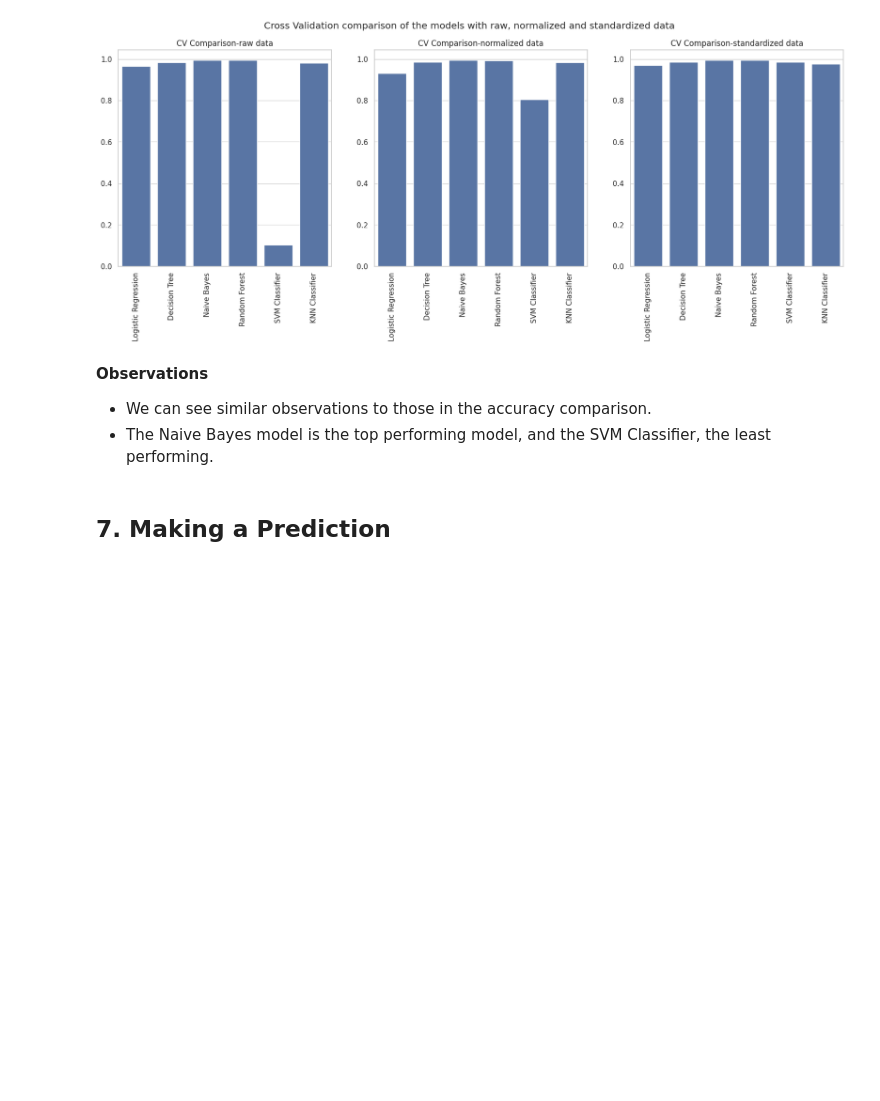
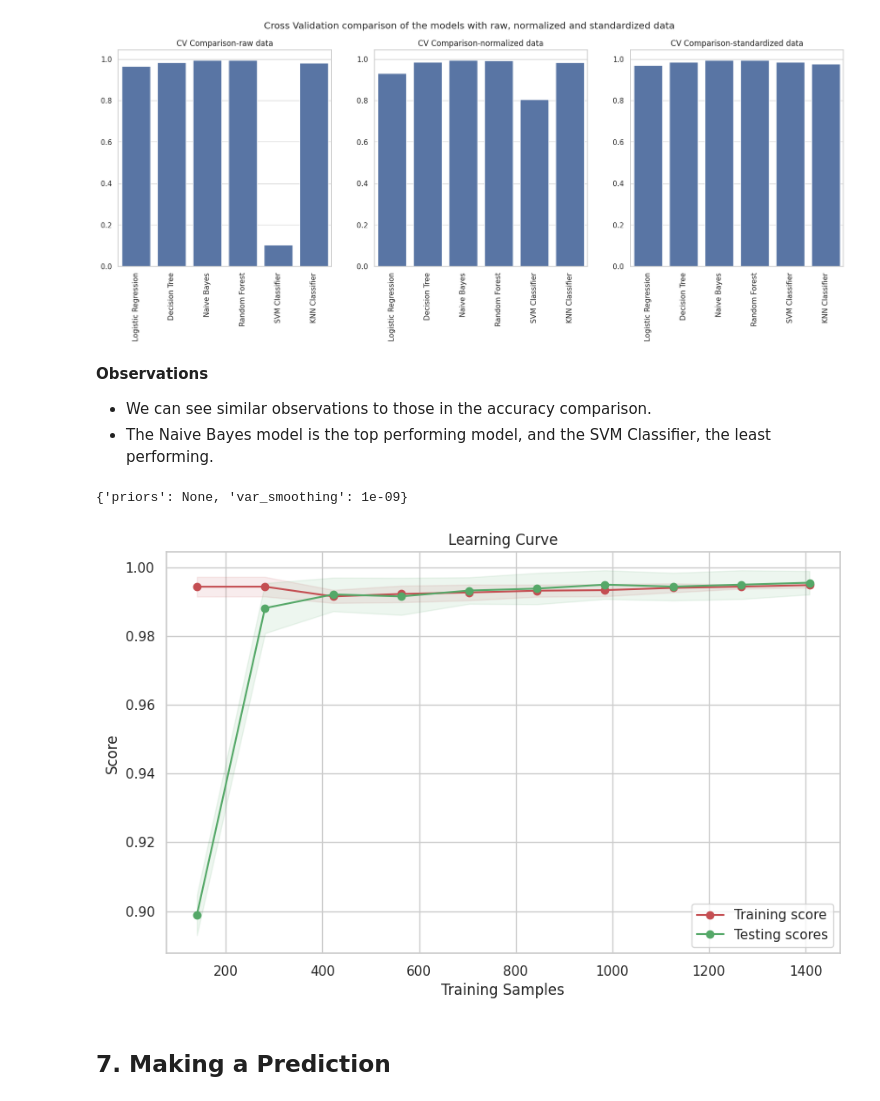
Before and after one commit to see-3pO/Crop_recommender, a Jupyter notebook: crop_recommendation.ipynb, the cells around one changed output. Drawn from its saved outputs; the diff is of its cells as text; code cells hidden in the pictures; blank space fills up the shorter version.

Commit message:
Added a learning curve and saved the model

```diff
--- a/crop_recommendation.ipynb
+++ b/crop_recommendation.ipynb
@@ -1080,6 +1081,41 @@ axes[2].set_xticklabels(model_list, rotation=90, ha="center");
 **Observations**
 - We can see similar observations to those in the accuracy comparison.
 - The Naive Bayes model is the top performing model, and the SVM Classifier, the least performing.
+# %%
+NB.get_params()
+# %% [output]
+{'priors': None, 'var_smoothing': 1e-09}
+# %%
+# overfitting analysis on top model(Naive Bayes)
+from sklearn.model_selection import learning_curve
+
+def plot_learning_curve(estimator, X, y, train_sizes=np.linspace(0.1, 1.0, 10), cv=5):
+  train_sizes, train_scores, test_scores = learning_curve(
+      estimator, X, y, train_sizes=train_sizes, cv=cv, n_jobs=-1
+  )
+  train_scores_mean = np.mean(train_scores, axis=1)
+  train_scores_std = np.std(train_scores, axis=1)
+  test_scores_mean = np.mean(test_scores, axis=1)
+  test_scores_std = np.std(test_scores, axis=1)
+
+  plt.figure(figsize=(10,6))
+  plt.fill_between(train_sizes, train_scores_mean - train_scores_std,
+                   train_scores_mean + train_scores_std, alpha = 0.1,
+                   color="r")
+  plt.fill_between(train_sizes, test_scores_mean - test_scores_std,
+                   test_scores_mean + test_scores_std, alpha=0.1,
+                   color='g')
+  plt.plot(train_sizes, train_scores_mean,'-o', color='r', label='Training score')
+  plt.plot(train_sizes, test_scores_mean, '-o', color='g', label='Testing scores')
+
+  plt.title("Learning Curve")
+  plt.xlabel("Training Samples")
+  plt.ylabel("Score")
+  plt.legend(loc='best')
+# %%
+plot_learning_curve(NB, X_train, y_train)
+# %% [output]
+[figure, added]
 # %% [markdown]
 <a name="predict"></a>
 ## 7. Making a Prediction
```
Also changed, not shown: parts of 4 cells of this notebook.
